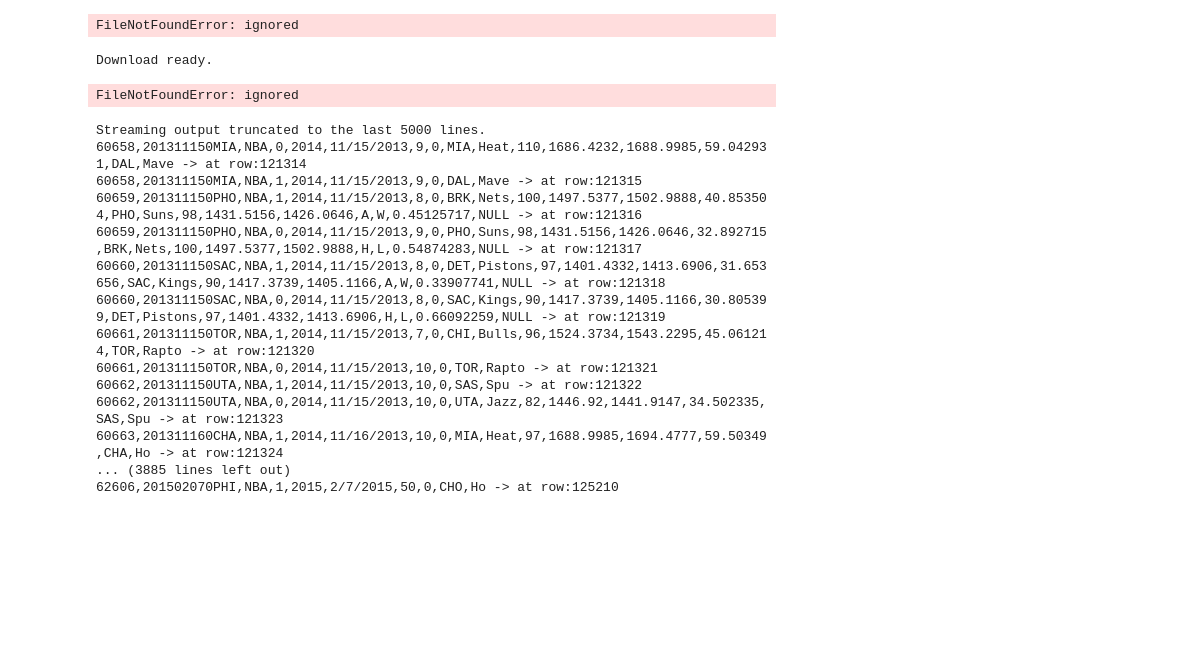
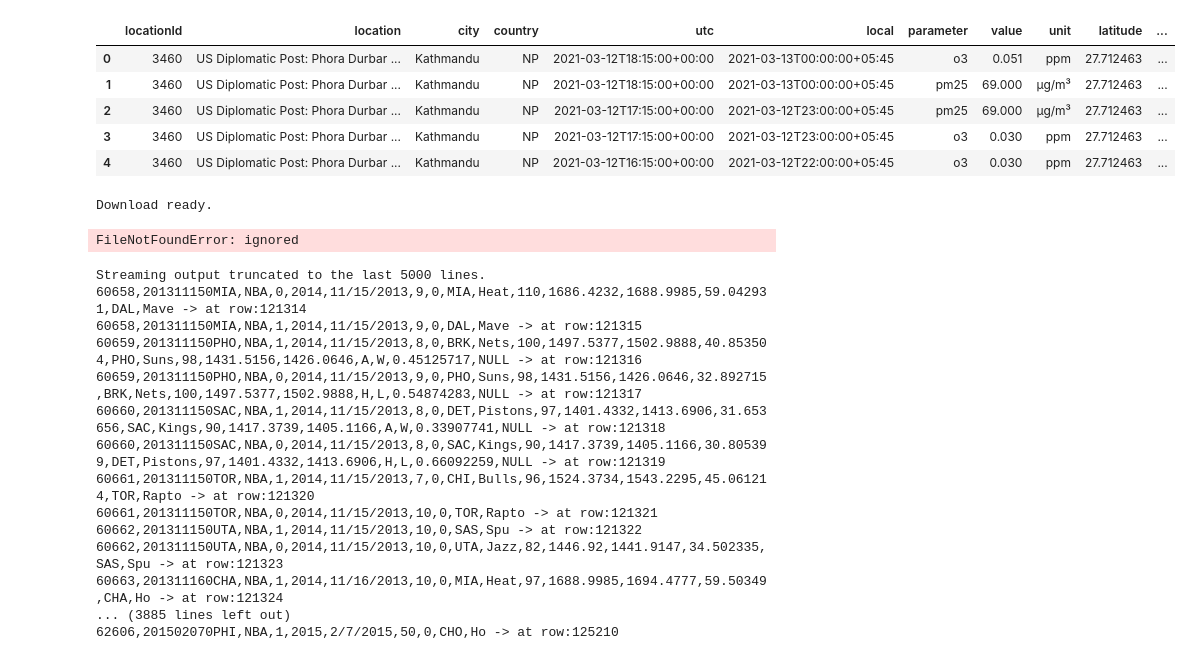
Before and after one commit to RahulParajuli/DataVisualizationandML, a Jupyter notebook: automation.ipynb, the cells around one changed output. Cells and saved outputs as stored; diff of their text form; code cells hidden in the pictures; blank space fills up the shorter version.

```diff
--- a/automation.ipynb
+++ b/automation.ipynb
@@ -9,10 +9,15 @@ def library ():
 # %%
 
 import pandas as pd
-data = pd.read_csv("/content/aq_kathmandu_us_diplomatic_post_phora_durbar_kathmandu (1).csv")
+data = pd.read_csv("/content/aq_kathmandu_us_diplomatic_post_phora_durbar_kathmandu.csv")
 data.head()
 # %% [output]
-FileNotFoundError: ignored
+|  | locationId | location | city | country | utc | local | parameter | value | unit | latitude | ... |
+| 0 | 3460 | US Diplomatic Post: Phora Durbar ... | Kathmandu | NP | 2021-03-12T18:15:00+00:00 | 2021-03-13T00:00:00+05:45 | o3 | 0.051 | ppm | 27.712463 | ... |
+| 1 | 3460 | US Diplomatic Post: Phora Durbar ... | Kathmandu | NP | 2021-03-12T18:15:00+00:00 | 2021-03-13T00:00:00+05:45 | pm25 | 69.000 | µg/m³ | 27.712463 | ... |
+| 2 | 3460 | US Diplomatic Post: Phora Durbar ... | Kathmandu | NP | 2021-03-12T17:15:00+00:00 | 2021-03-12T23:00:00+05:45 | pm25 | 69.000 | µg/m³ | 27.712463 | ... |
+| 3 | 3460 | US Diplomatic Post: Phora Durbar ... | Kathmandu | NP | 2021-03-12T17:15:00+00:00 | 2021-03-12T23:00:00+05:45 | o3 | 0.030 | ppm | 27.712463 | ... |
+| 4 | 3460 | US Diplomatic Post: Phora Durbar ... | Kathmandu | NP | 2021-03-12T16:15:00+00:00 | 2021-03-12T22:00:00+05:45 | o3 | 0.030 | ppm | 27.712463 | ... |
 # %%
 class second():
   csv_from_adyelta = "https://raw.githubusercontent.com/cs109/2014_data/master/countries.csv"
```
